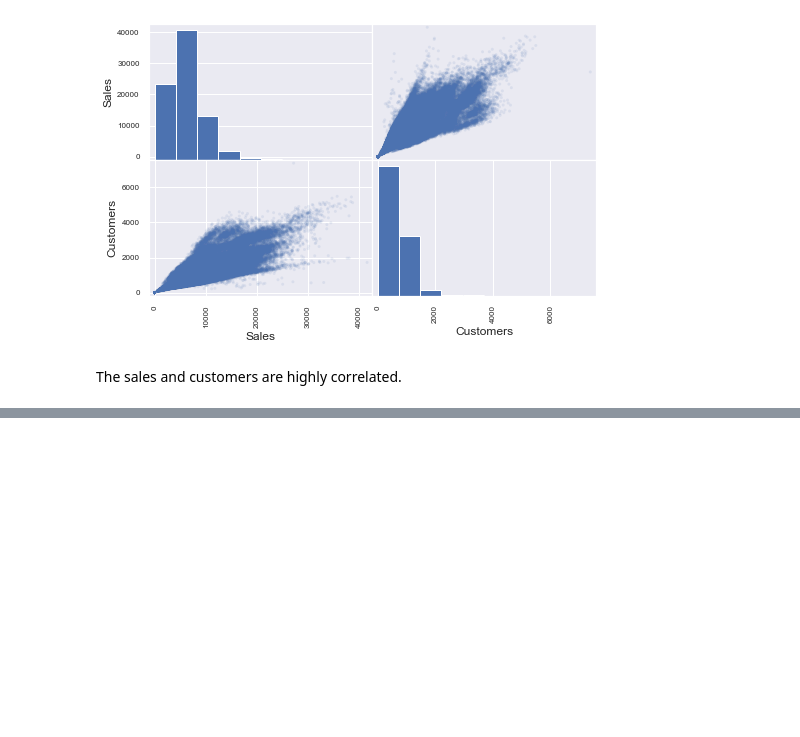
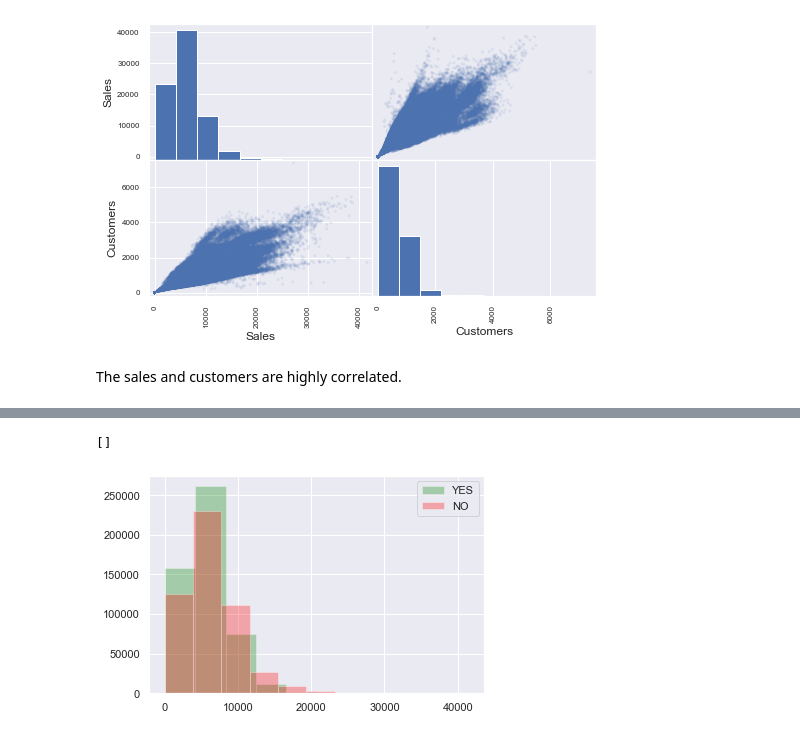
Before and after one commit to Tilda98/Pharmaceutical-Sales-Prediction, a Jupyter notebook: notebooks/EDA.ipynb, the cells around one changed output, grey strips where cells are left out. Cells and saved outputs as stored; diff of their text form; code cells hidden in the pictures; blank space fills up the shorter version.

```diff
--- a/notebooks/EDA.ipynb
+++ b/notebooks/EDA.ipynb
@@ -396,0 +409,10 @@ The sales and customers are highly correlated.
+# %%
+#Sales_Promo2
+sns.set()
+plt.hist(train_store[train_store['Promo2'] == 1].Sales, color='green', alpha=0.3, label = 'YES')
+plt.hist(train_store[train_store['Promo2'] == 0].Sales, color='red', alpha=0.3, label = 'NO')
+plt.legend()
+plt.plot()
+# %% [output]
+[]
+[figure, added]
```
Also changed, not shown: parts of 22 cells of this notebook.
